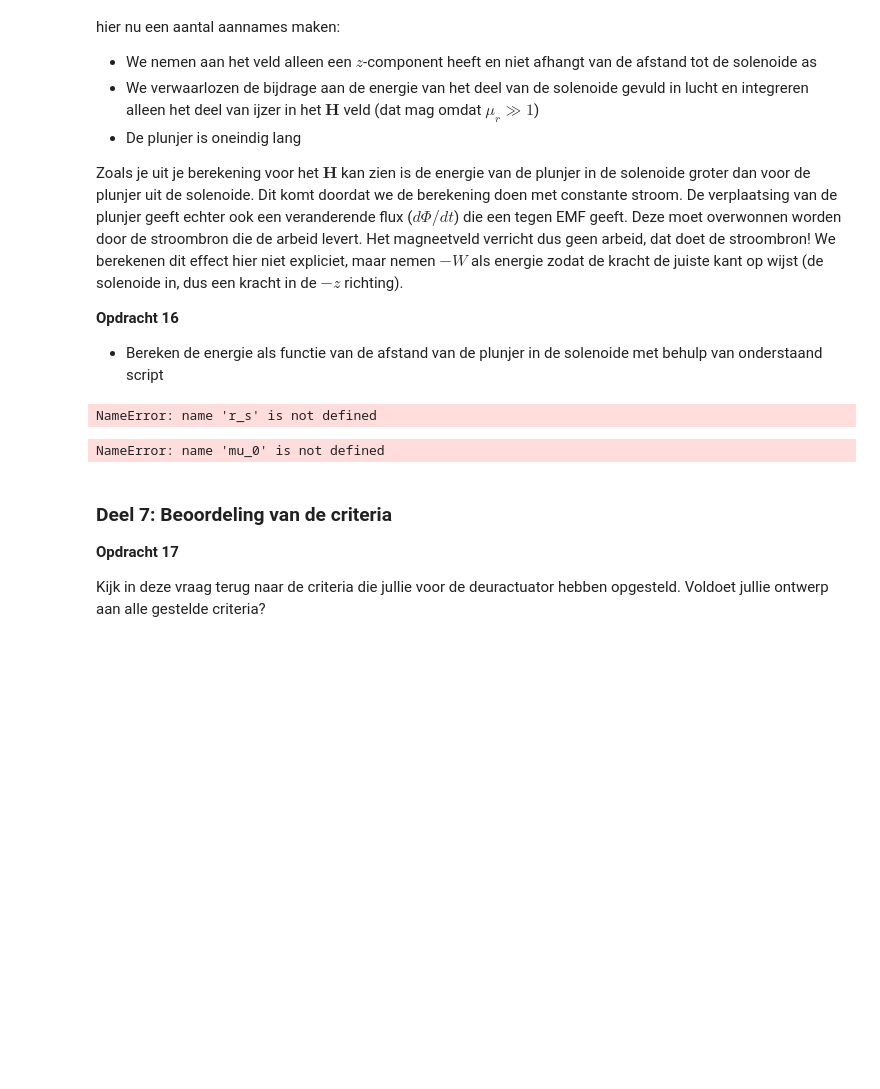
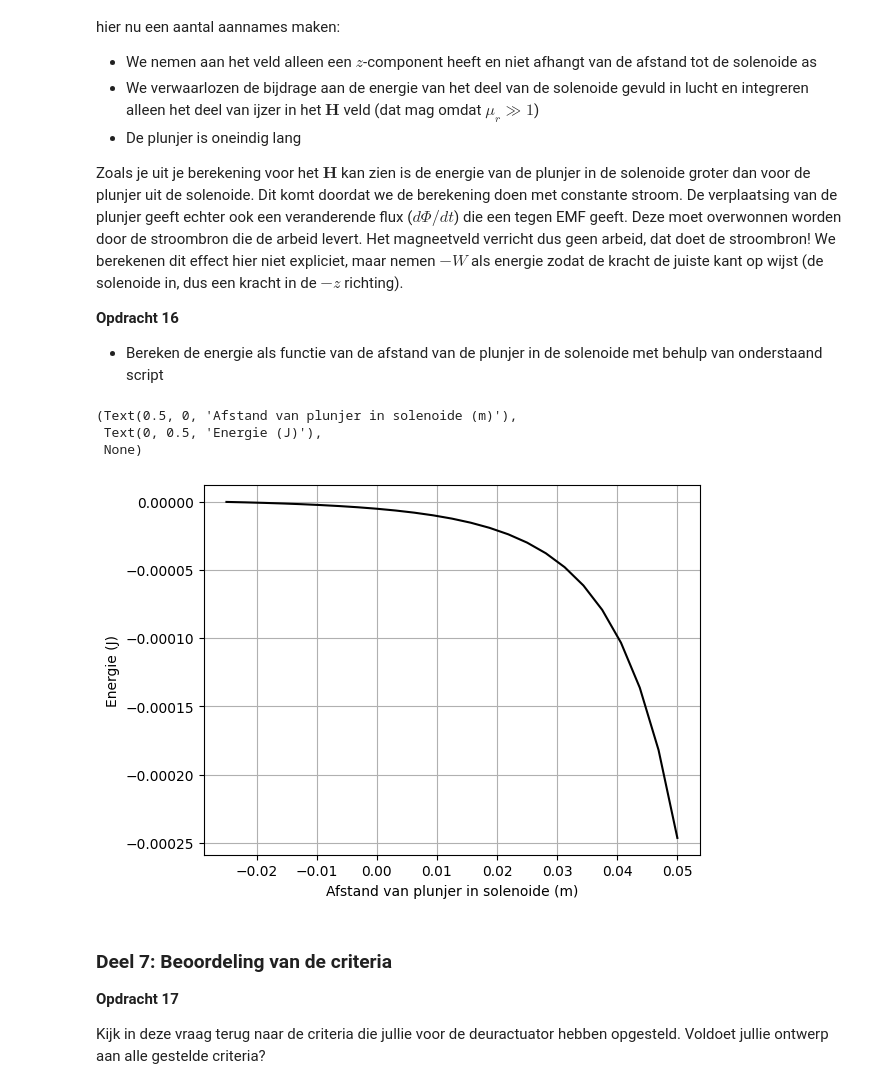
Before and after one commit to lwilt-dot/opdrachten-DEF-D, a Jupyter notebook: 2KrachtactuatorOpdracht/KrachtactuatorOpdracht.ipynb, the cells around one changed output. Saved outputs shown, nothing was run; the diff lists cells and outputs as text; code cells hidden in the pictures; blank space fills up the shorter version.

```diff
--- a/2KrachtactuatorOpdracht/KrachtactuatorOpdracht.ipynb
+++ b/2KrachtactuatorOpdracht/KrachtactuatorOpdracht.ipynb
@@ -520,25 +638,23 @@ Zoals je uit je berekening voor het $\mathbf{H}$ kan zien is de energie van de p
 
 * Bereken de energie als functie van de afstand van de plunjer in de solenoide met behulp van onderstaand script
 # %%
-# integrate the field up to point z_p
-Wz=-0.5*np.pi*r_s**2*np.cumsum(np.flipud(H_ax)*mu_r*mu_0*np.flipud(H_ax))*(z_ax[1] - z_ax[0])
-
-plt.plot(L_s/2 - z_ax, np.flipud(Wz), '-k')
-plt.xlabel('Afstand van plunjer in solenoide (m)'), plt.ylabel('Energie (J)'), plt.grid()
+r_s = 0.02 # straal solenoid (m)
+L_s = 0.1 # lengte solenoid (m)
+mu_0 = 4*np.pi*10e-7 # permeabiliteit vacuum (H/m)
+mu_r = 1000 # relatieve permeabiliteit ijzer
+N = 200 # aantal windingen
+I = 2 # stroom (Ampère)
-# %% [output]
-NameError: name 'r_s' is not defined
 # %%
-force_analytical = -mu_0*mu_r*np.pi*r_s**2*aantal_omwent**2*I**2/2/L_s**2 # Kracht uitrekenen numeriek
-force_numerical=np.diff(Wz, n=1, append=[0])/(z_ax[1] - z_ax[0]) # Kracht uitrekenen
+# integrate the field up to point z_p
+Wz=-0.5*np.pi*r_s**2*np.cumsum(np.flipud(H_ax)*mu_r*mu_0*np.flipud(H_ax))*(z_ax[1] - z_ax[0])
 
-# Plotting the results
-plt.plot(L_s/2 - z_ax, np.flipud(force_numerical), '-o', label='Kracht')
-plt.plot(L_s/2 - z_ax, (-5*9.8)*np.ones(n_ax), '--r', label='Benodigde kracht')
-plt.plot(L_s/2 - z_ax, force_analytical*np.ones(n_ax), '--g', label='Kracht oneindig lange solenoide')
-plt.xlabel('Afstand van plunjer in solenoide (m)'), plt.ylabel('Kracht (N)'), plt.grid(), plt.legend()
-plt.ylim([-200, 0])
+plt.plot(L_s/2 - z_ax, np.flipud(Wz), '-k')
+plt.xlabel('Afstand van plunjer in solenoide (m)'), plt.ylabel('Energie (J)'), plt.grid()
 # %% [output]
-NameError: name 'mu_0' is not defined
+(Text(0.5, 0, 'Afstand van plunjer in solenoide (m)'),
+ Text(0, 0.5, 'Energie (J)'),
+ None)
+[figure, added]
 # %% [markdown]
 ### Deel 7: Beoordeling van de criteria
 **Opdracht 17**
```
Also changed, not shown: parts of 6 cells of this notebook.
